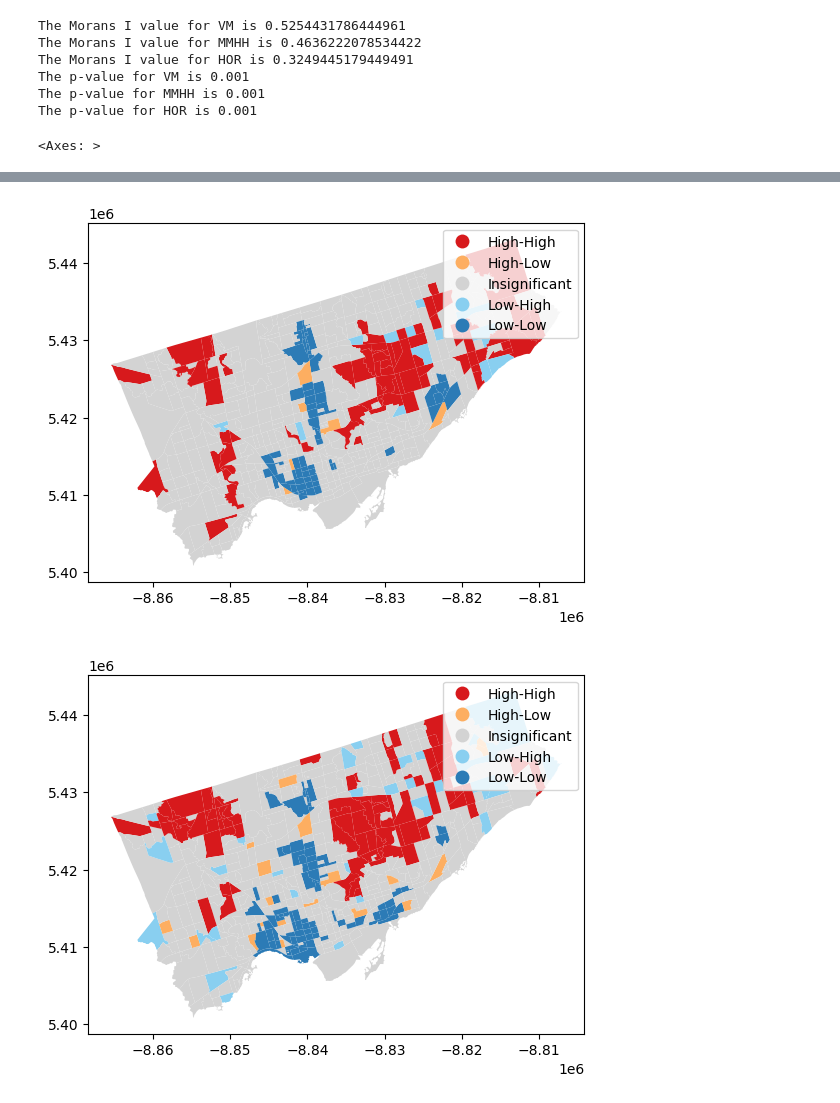
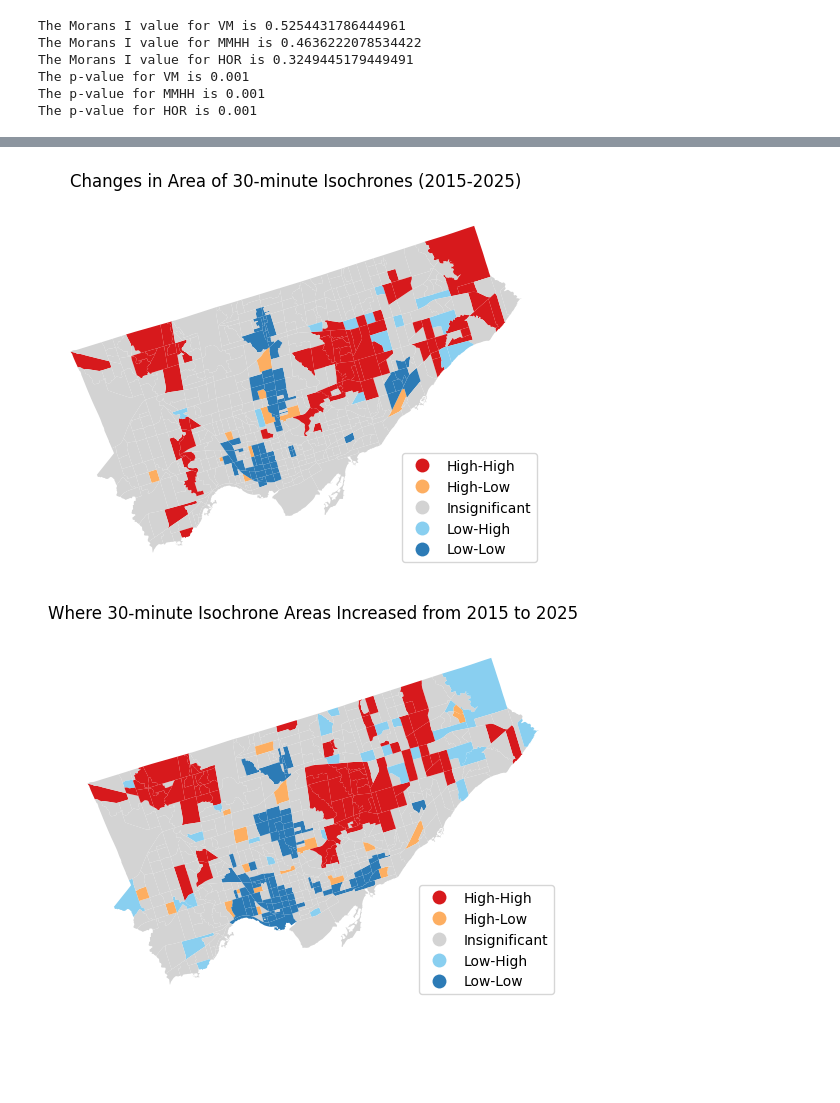
Before and after one commit to polina-gorn/GGR375-Group-Project, a Jupyter notebook: create_morans_i_maps.ipynb, the cells around one changed output, grey strips where cells are left out. Cells and saved outputs as stored; diff of their text form; code cells hidden in the pictures; blank space fills up the shorter version.

Commit message:
Morans I stuff done and figures made

```diff
--- a/create_morans_i_maps.ipynb
+++ b/create_morans_i_maps.ipynb
@@ -50,10 +50,11 @@ iso_30_increase_local = esda.Moran_Local(to_all['30_increase'], w)
 # %%
 # look at them!
 
-MMHHmorans_local.plot(to_all, legend = True)
-HORmorans_local.plot(to_all, legend = True)
-VMmorans_local.plot(to_all, legend = True)
-iso_30_change_local.plot(to_all, legend = True)
-iso_30_increase_local.plot(to_all, legend = True)
+from plotter import plot_local_moran
+
+f1, ax = plot_local_moran(MMHHmorans_local, to_all, 'Median total income of households in 2020 ($)')
+f2, ax = plot_local_moran(HORmorans_local, to_all, 'Homeownership rate (%) in 2021')
+f3, ax = plot_local_moran(VMmorans_local, to_all, 'Percentage of Visible Minorities in 2021')
+f4, ax = plot_local_moran(iso_30_change_local, to_all, 'Changes in Area of 30-minute Isochrones (2015-2025)')
+f5, ax = plot_local_moran(iso_30_increase_local, to_all, 'Where 30-minute Isochrone Areas Increased from 2015 to 2025')
 # %% [output]
-<Axes: >
@@ -63,3 +64,3 @@ iso_30_increase_local.plot(to_all, legend = True)
-[figure, old version]
+[figure, new version]
-[figure, old version]
+[figure, new version]
 # %%
```
Also changed, not shown: parts of 2 cells of this notebook, 10 other files.
